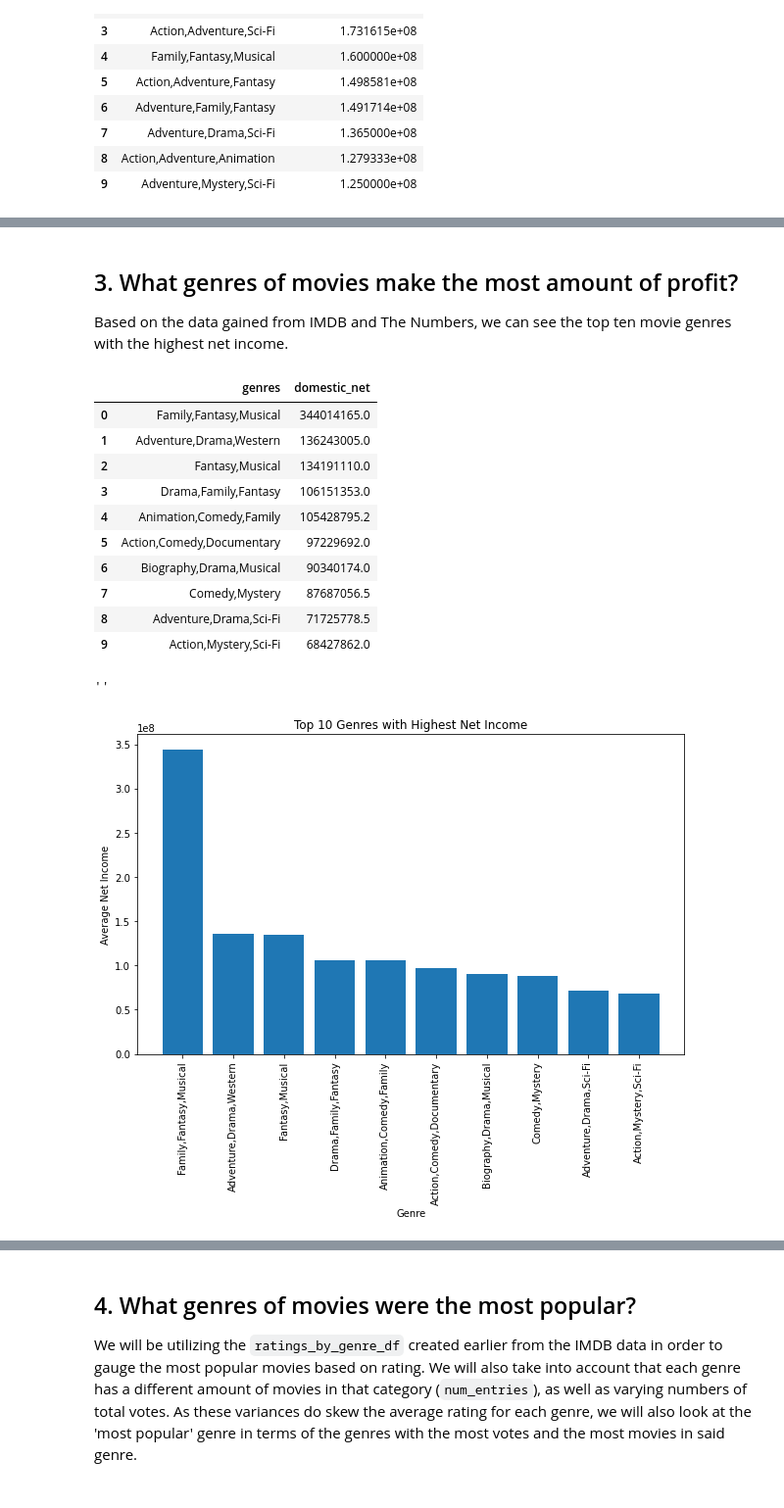
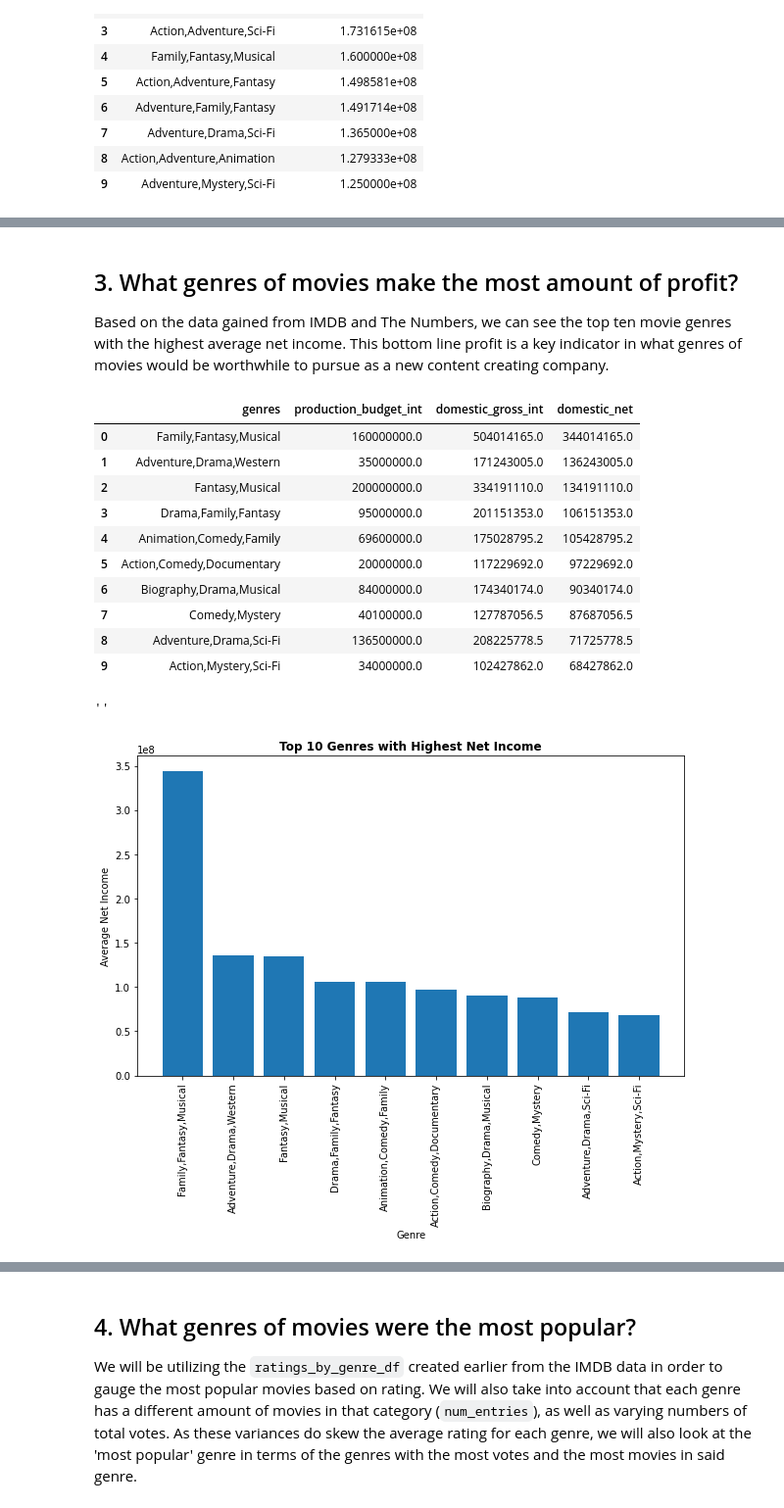
Before and after one commit to Bella3s/movie-analysis-project, a Jupyter notebook: movie_performance_analysis.ipynb, the cells around one changed output, grey strips where cells are left out. Shown at 98% size. Cells and saved outputs as stored; diff of their text form; code cells hidden in the pictures.

```diff
--- a/movie_performance_analysis.ipynb
+++ b/movie_performance_analysis.ipynb
@@ -791,8 +789,8 @@ IMDB_and_theNums_df.head()
 | 3 | 7 | Apr 27, 2018 | Avengers: Infinity War | $300,000,000 | $678,815,482 | $2,048,134,200 | ... |
 | 4 | 9 | Nov 17, 2017 | Justice League | $300,000,000 | $229,024,295 | $655,945,209 | ... |
 # %%
-test = IMDB_and_theNums_df.groupby('genres').mean().sort_values(by=['domestic_net'], ascending=False)
-top_ten_net_theNums = test.head(10)
+grouped = IMDB_and_theNums_df.groupby('genres').mean().sort_values(by=['domestic_net'], ascending=False)
+top_ten_net_theNums = grouped.head(10)
 top_ten_net_theNums
 # %% [output]
 |  | id | production_budget_int | domestic_gross_int | year | domestic_net |
@@ -810,6 +810,5 @@ top_ten_net_theNums
 # %%
-top_ten_net_theNums.reset_index(inplace=True)
-top_ten_net_theNums.drop(top_ten_net_theNums.loc[:,'id':'year'], axis=1, inplace=True)
+top_ten_net_theNums.drop(['id','year'], axis=1, inplace=True)
 # %% [output]
 A value is trying to be set on a copy of a slice from a DataFrame
 
@@ -1102,31 +1064,31 @@ ax.set_title('Top 10 Genres with Highest Production Budgets')
 # %% [markdown]
 ## 3. What genres of movies make the most amount of profit?
 
-Based on the data gained from IMDB and The Numbers, we can see the top ten movie genres with the highest net income.
+Based on the data gained from IMDB and The Numbers, we can see the top ten movie genres with the highest average net income. This bottom line profit is a key indicator in what genres of movies would be worthwhile to pursue as a new content creating company.
 # %%
 top_ten_net_theNums
 # %% [output]
-|  | genres | domestic_net |
-| 0 | Family,Fantasy,Musical | 344014165.0 |
-| 1 | Adventure,Drama,Western | 136243005.0 |
-| 2 | Fantasy,Musical | 134191110.0 |
-| 3 | Drama,Family,Fantasy | 106151353.0 |
-| 4 | Animation,Comedy,Family | 105428795.2 |
-| 5 | Action,Comedy,Documentary | 97229692.0 |
-| 6 | Biography,Drama,Musical | 90340174.0 |
-| 7 | Comedy,Mystery | 87687056.5 |
-| 8 | Adventure,Drama,Sci-Fi | 71725778.5 |
-| 9 | Action,Mystery,Sci-Fi | 68427862.0 |
+|  | genres | production_budget_int | domestic_gross_int | domestic_net |
+| 0 | Family,Fantasy,Musical | 160000000.0 | 504014165.0 | 344014165.0 |
+| 1 | Adventure,Drama,Western | 35000000.0 | 171243005.0 | 136243005.0 |
+| 2 | Fantasy,Musical | 200000000.0 | 334191110.0 | 134191110.0 |
+| 3 | Drama,Family,Fantasy | 95000000.0 | 201151353.0 | 106151353.0 |
+| 4 | Animation,Comedy,Family | 69600000.0 | 175028795.2 | 105428795.2 |
+| 5 | Action,Comedy,Documentary | 20000000.0 | 117229692.0 | 97229692.0 |
+| 6 | Biography,Drama,Musical | 84000000.0 | 174340174.0 | 90340174.0 |
+| 7 | Comedy,Mystery | 40100000.0 | 127787056.5 | 87687056.5 |
+| 8 | Adventure,Drama,Sci-Fi | 136500000.0 | 208225778.5 | 71725778.5 |
+| 9 | Action,Mystery,Sci-Fi | 34000000.0 | 102427862.0 | 68427862.0 |
 # %%
 fig, ax = plt.subplots(figsize=(10,6))
 
 ax.bar(top_ten_net_theNums['genres'], height=top_ten_net_theNums['domestic_net'])
 ax.tick_params(axis='x', labelrotation=90)
 ax.set_xlabel('Genre')
 ax.set_ylabel('Average Net Income')
-ax.set_title('Top 10 Genres with Highest Net Income')
+ax.set_title('Top 10 Genres with Highest Net Income', fontweight='bold')
 
 ;
 # %% [output]
 ''
-[figure, old version]
+[figure, new version]
```
Also changed, not shown: parts of 65 cells of this notebook, 1 other file.
